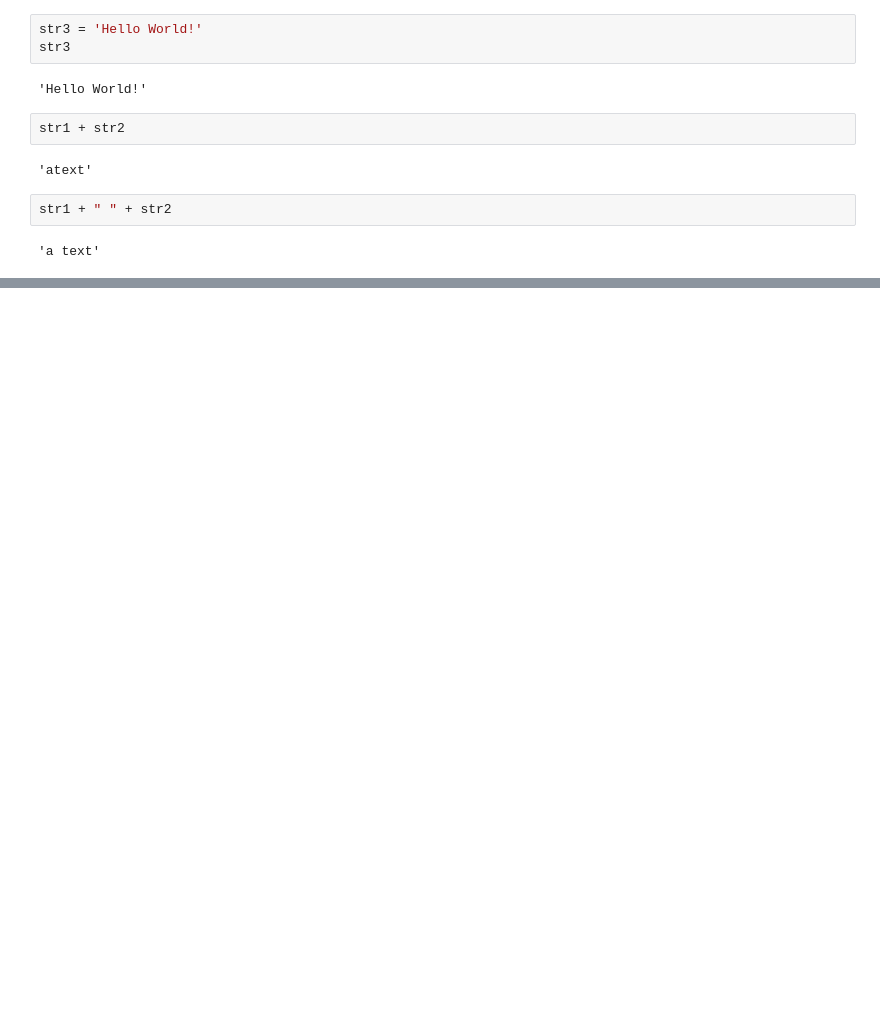
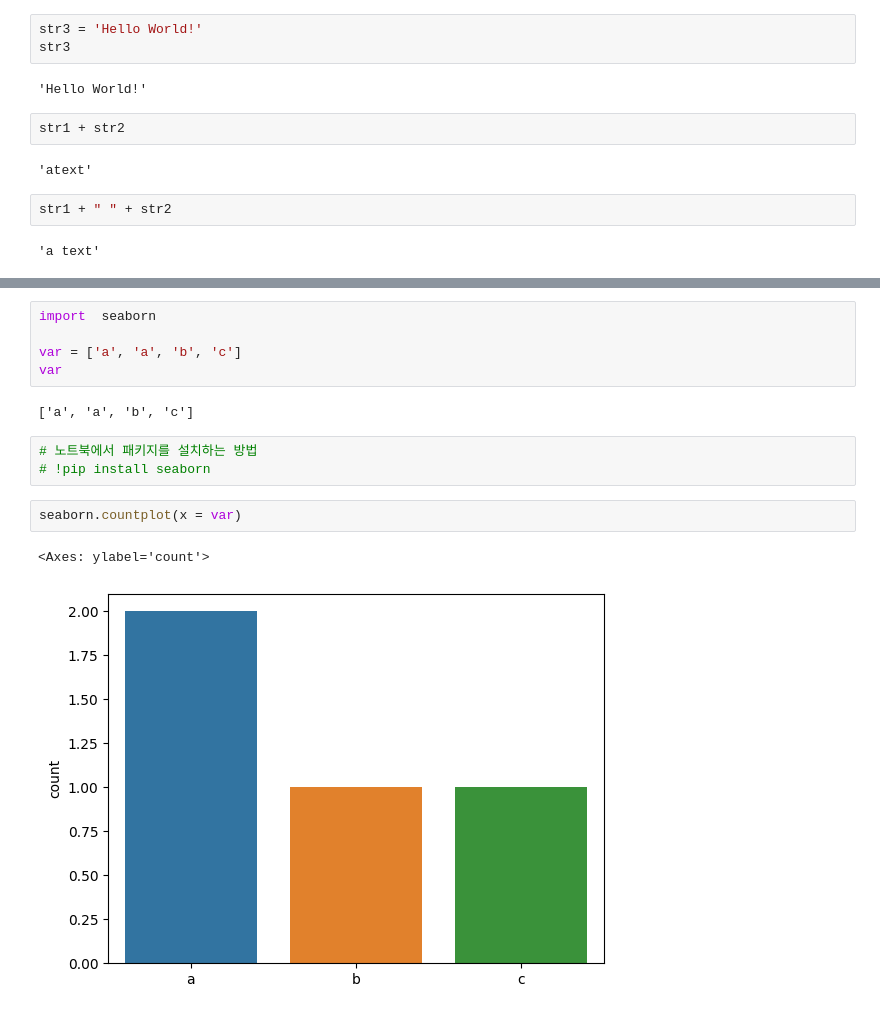
Before and after one commit to Kdw00y2/kit_bigdata, a Jupyter notebook: src/chapter03.ipynb, the cells around one changed output, grey strips where cells are left out. Cells and saved outputs as stored; diff of their text form; blank space fills up the shorter version.

```diff
--- a/src/chapter03.ipynb
+++ b/src/chapter03.ipynb
@@ -53,0 +98,15 @@ str1 + " " + str2
+# %%
+import  seaborn
+
+var = ['a', 'a', 'b', 'c']
+var
+# %% [output]
+['a', 'a', 'b', 'c']
+# %%
+# 노트북에서 패키지를 설치하는 방법
+# !pip install seaborn
+# %%
+seaborn.countplot(x = var)
+# %% [output]
+<Axes: ylabel='count'>
+[figure, added]
```
Also changed, not shown: parts of 12 cells of this notebook.
